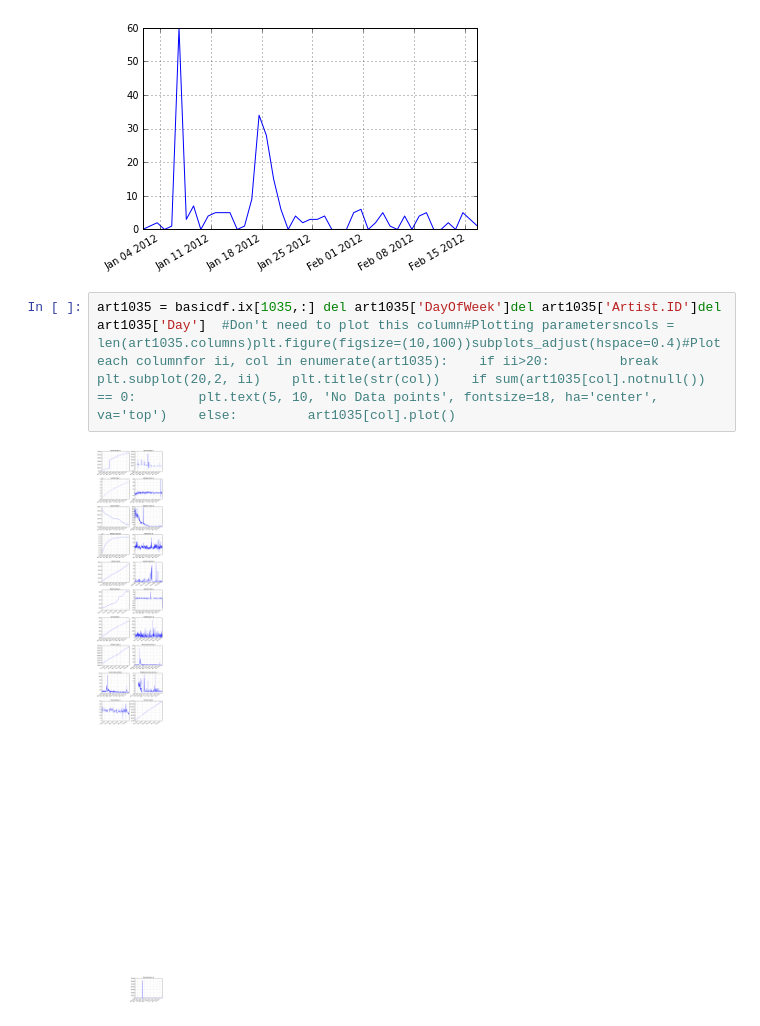
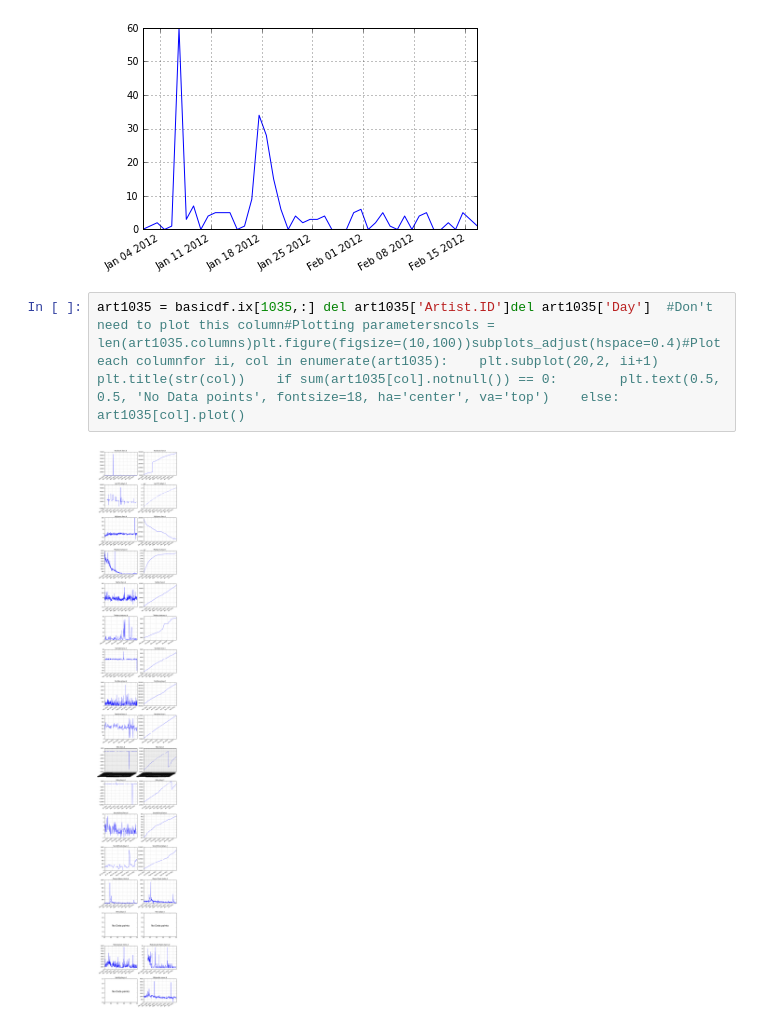
Before and after one commit to amanahuja/NBS-Data-Sample, a Jupyter notebook: NBSexplore1.ipynb, the cells around one changed output. Cells and saved outputs as stored; diff of their text form.

Commit message:
Cleaned up the plots for artist1035

```diff
--- a/NBSexplore1.ipynb
+++ b/NBSexplore1.ipynb
@@ -27,6 +27,6 @@ count     171unique     21top         1freq       36
 &lt;matplotlib.axes.AxesSubplot at 0x...&gt;
 [figure]
 # %%
-art1035 = basicdf.ix[1035,:] del art1035['DayOfWeek']del art1035['Artist.ID']del art1035['Day']  #Don't need to plot this column#Plotting parametersncols = len(art1035.columns)plt.figure(figsize=(10,100))subplots_adjust(hspace=0.4)#Plot each columnfor ii, col in enumerate(art1035):    if ii>20:         break    plt.subplot(20,2, ii)    plt.title(str(col))    if sum(art1035[col].notnull()) == 0:        plt.text(5, 10, 'No Data points', fontsize=18, ha='center', va='top')    else:         art1035[col].plot()
+art1035 = basicdf.ix[1035,:] del art1035['Artist.ID']del art1035['Day']  #Don't need to plot this column#Plotting parametersncols = len(art1035.columns)plt.figure(figsize=(10,100))subplots_adjust(hspace=0.4)#Plot each columnfor ii, col in enumerate(art1035):    plt.subplot(20,2, ii+1)    plt.title(str(col))    if sum(art1035[col].notnull()) == 0:        plt.text(0.5, 0.5, 'No Data points', fontsize=18, ha='center', va='top')    else:         art1035[col].plot()
 # %% [output]
-[figure, old version]
+[figure, new version]
```
Also changed, not shown: parts of 2 cells of this notebook.
